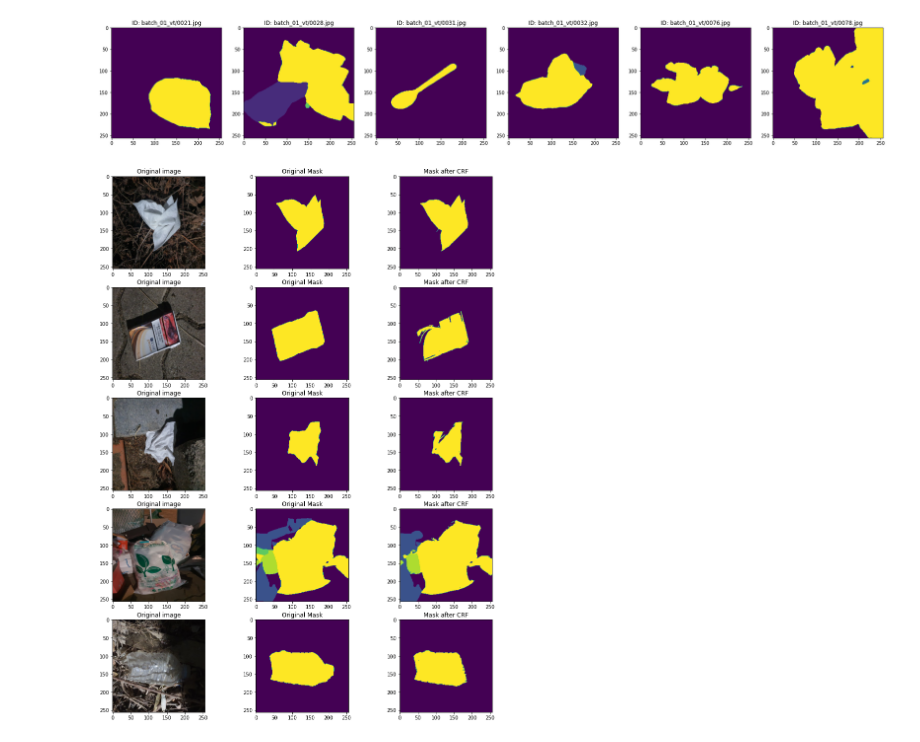
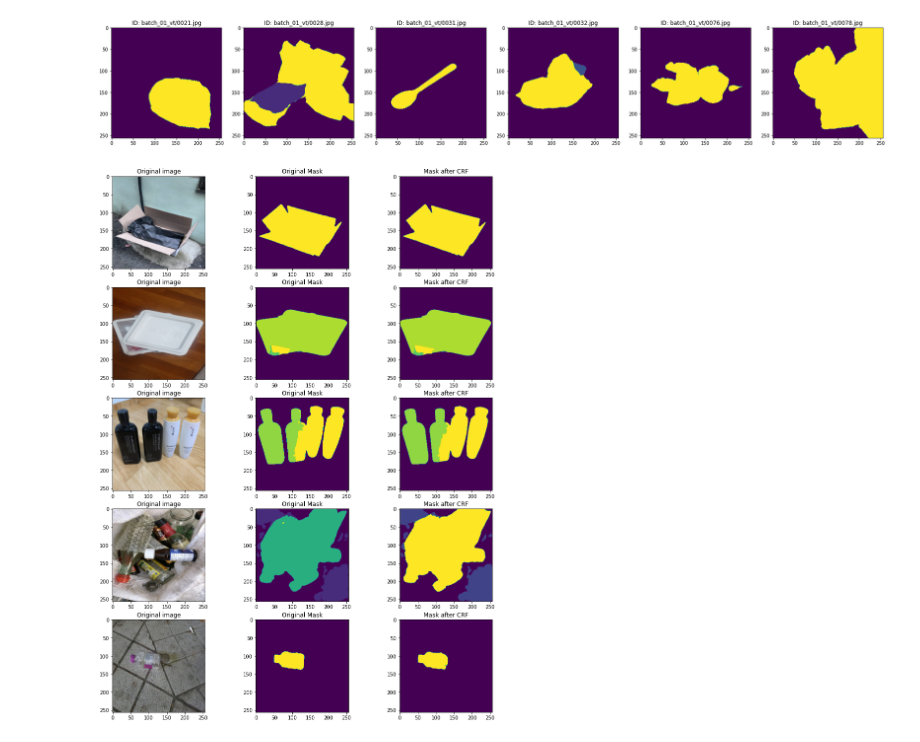
Before and after one commit to boostcampaitech2/semantic-segmentation-level2-cv-04, a Jupyter notebook: output/CRF.ipynb, the cells around one changed output. Saved outputs shown, nothing was run; the diff lists cells and outputs as text; code cells hidden in the pictures.

```diff
--- a/output/CRF.ipynb
+++ b/output/CRF.ipynb
@@ -24,7 +24,7 @@ def encode(im):
 reading and decoding the submission
 
 """
-df = pd.read_csv('./mmseg/upernet_swin_l_flip_bright/submission_latest.csv')
+df = pd.read_csv('./ensemble_latest.csv')
 i = 0
 j = 0
 plt.figure(figsize=(30,15))
@@ -41,7 +41,7 @@ while True:
             break
     i = i + 1
 # %% [output]
-[figure, old version]
+[figure, new version]
 # %%
 """
 Function which returns the labelled image after applying CRF
@@ -67,7 +67,7 @@ def crf(original_image, mask_img):
     d.addPairwiseGaussian(sxy=3, compat=3, kernel=dcrf.DIAG_KERNEL, normalization=dcrf.NORMALIZE_SYMMETRIC)
 
     # This adds the color-dependent term, i.e. features are (x,y,r,g,b).
-    d.addPairwiseBilateral(sxy=30, srgb=40, rgbim=original_image, compat=10)
+    d.addPairwiseBilateral(sxy=30, srgb=7, rgbim=original_image, compat=5)
 
     Q = d.inference(45)
 
@@ -82,35 +82,35 @@ test_path = '../input/data/'
 visualizing the effect of applying CRF
 
 """
 nImgs = 5
-i = 350
+i = 500
 j = 1
 plt.figure(figsize=(20,20))
 plt.subplots_adjust(wspace=0.2,hspace=0.2)  #adjust this to change vertical and horiz. spacings..
 while True:
     if str(df.loc[i,'PredictionString'])!=str(np.nan):
         decoded_mask = decode(df.loc[i,'PredictionString'])
         orig_img = imread(test_path+df.loc[i,'image_id'])
         orig_img = resize(orig_img, (256, 256, 3))
         orig_img = np.uint8(255 * orig_img)
         #Applying CRF on FCN-16 annotated image
         crf_output = crf(orig_img,decoded_mask)
         plt.subplot(nImgs,4,4*j-3)
         plt.imshow(orig_img)
         plt.title('Original image')
         plt.subplot(nImgs,4,4*j-2)
         plt.imshow(decoded_mask)
         plt.title('Original Mask')
         plt.subplot(nImgs,4,4*j-1)
         plt.imshow(crf_output)
         plt.title('Mask after CRF')
         if j == nImgs:
             break
         else:
             j = j + 1
     i = i + 1
 # %% [output]
-[figure, old version]
+[figure, new version]
 # %%
 """
 Applying CRF on the predicted mask
```
Also changed, not shown: 9 other files.
